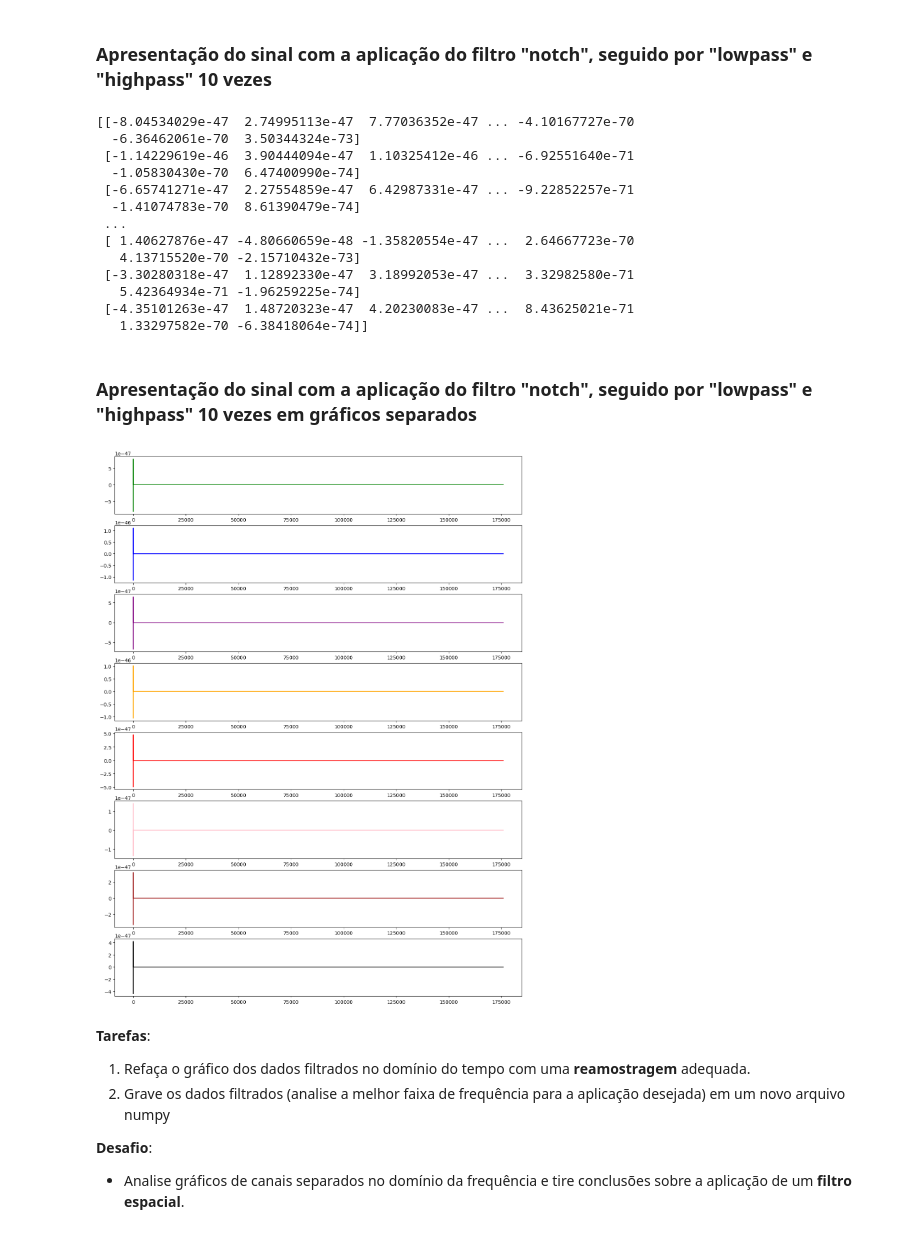
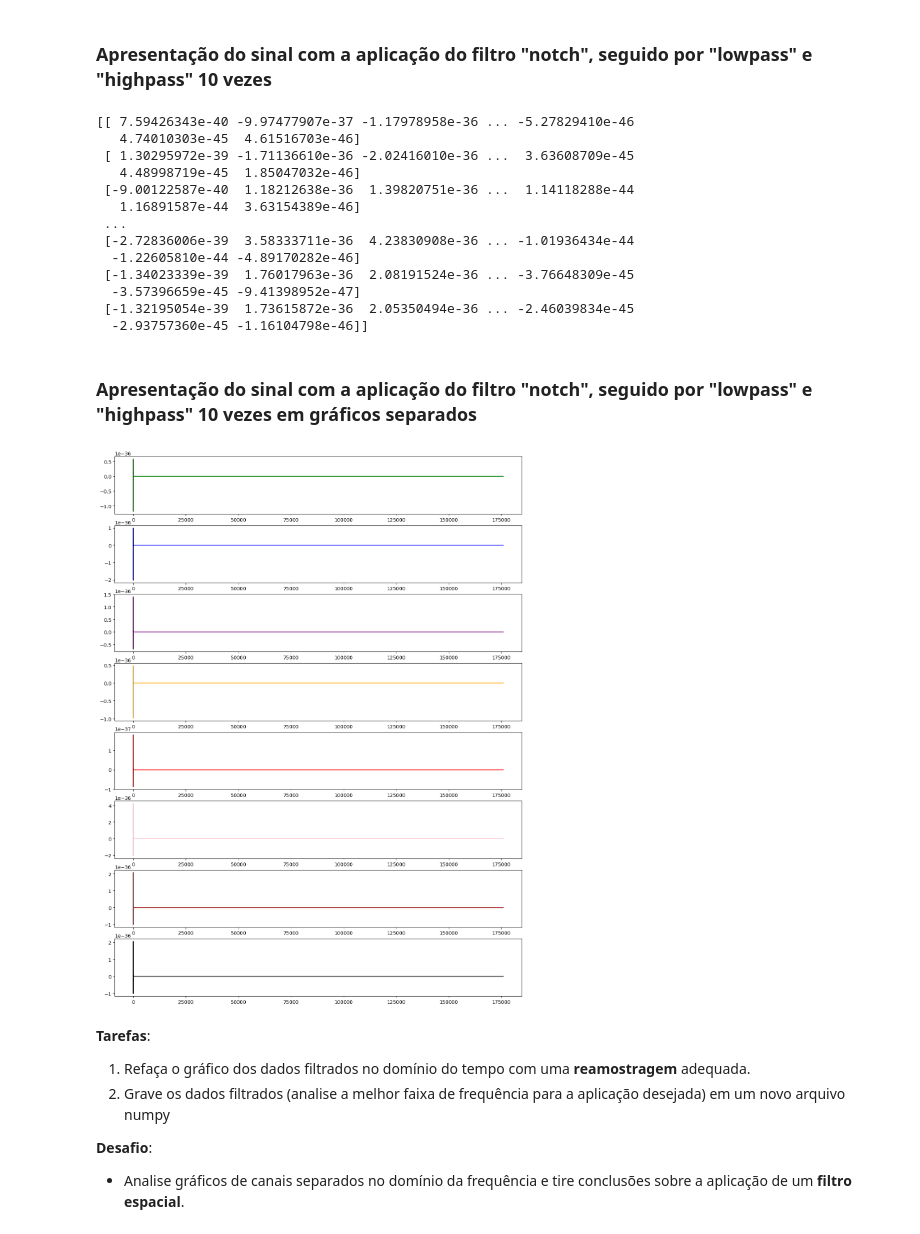
Before and after one commit to alescrocaro/tutoriais, a Jupyter notebook: EEG_Rhythms/preprocessing.ipynb, the cells around one changed output. Cells and saved outputs as stored; diff of their text form; code cells hidden in the pictures.

```diff
--- a/EEG_Rhythms/preprocessing.ipynb
+++ b/EEG_Rhythms/preprocessing.ipynb
@@ -222,40 +222,40 @@ print(finalData)
 # ToDo: aplicar o conjunto de filtros em um dado com cópia profunda em um laço
 
 cpData = cp(X)
-x = butter_notch(cpData, 50)
+newData = cpData
 
-i=1
-for i in range(11):
-    x = butter_lowpass(x, 5)
-    x = butter_highpass(x, 35)
+for i in range(10):
+    newData = butter_notch(x, 20)
+    newData = butter_lowpass(x, 5)
+    newData = butter_highpass(x, 20)
 
-print(x)
+print(newData)
 # %% [output]
-[[-8.04534029e-47  2.74995113e-47  7.77036352e-47 ... -4.10167727e-70
-  -6.36462061e-70  3.50344324e-73]
- [-1.14229619e-46  3.90444094e-47  1.10325412e-46 ... -6.92551640e-71
-  -1.05830430e-70  6.47400990e-74]
- [-6.65741271e-47  2.27554859e-47  6.42987331e-47 ... -9.22852257e-71
-  -1.41074783e-70  8.61390479e-74]
+[[ 7.59426343e-40 -9.97477907e-37 -1.17978958e-36 ... -5.27829410e-46
+   4.74010303e-45  4.61516703e-46]
+ [ 1.30295972e-39 -1.71136610e-36 -2.02416010e-36 ...  3.63608709e-45
+   4.48998719e-45  1.85047032e-46]
+ [-9.00122587e-40  1.18212638e-36  1.39820751e-36 ...  1.14118288e-44
+   1.16891587e-44  3.63154389e-46]
  ...
- [ 1.40627876e-47 -4.80660659e-48 -1.35820554e-47 ...  2.64667723e-70
-   4.13715520e-70 -2.15710432e-73]
- [-3.30280318e-47  1.12892330e-47  3.18992053e-47 ...  3.32982580e-71
-   5.42364934e-71 -1.96259225e-74]
- [-4.35101263e-47  1.48720323e-47  4.20230083e-47 ...  8.43625021e-71
-   1.33297582e-70 -6.38418064e-74]]
+ [-2.72836006e-39  3.58333711e-36  4.23830908e-36 ... -1.01936434e-44
+  -1.22605810e-44 -4.89170282e-46]
+ [-1.34023339e-39  1.76017963e-36  2.08191524e-36 ... -3.76648309e-45
+  -3.57396659e-45 -9.41398952e-47]
+ [-1.32195054e-39  1.73615872e-36  2.05350494e-36 ... -2.46039834e-45
+  -2.93757360e-45 -1.16104798e-46]]
 # %% [markdown]
 ### Apresentação do sinal com a aplicação do filtro "notch", seguido por "lowpass" e "highpass" 10 vezes em gráficos separados
 # %%
 # ToDo: adequar dados e aplicar o conjunto de filtros em um dado com cópia profunda em um laço
 
 rcParams['figure.figsize'] = [15., 20.]
 fig, axes = plt.subplots(8, 1)
 colors = ('green', 'blue', 'purple', 'orange', 'red', 'pink', 'brown', 'black')
 for i, ax in enumerate(axes.flatten()):
-    ax.plot(x[i,:], color=colors[i])
+    ax.plot(newData[i,:], color=colors[i])
 # %% [output]
-[figure, old version]
+[figure, new version]
 # %% [markdown]
 **Tarefas**:
 1. Refaça o gráfico dos dados filtrados no domínio do tempo com uma **reamostragem** adequada.
```
